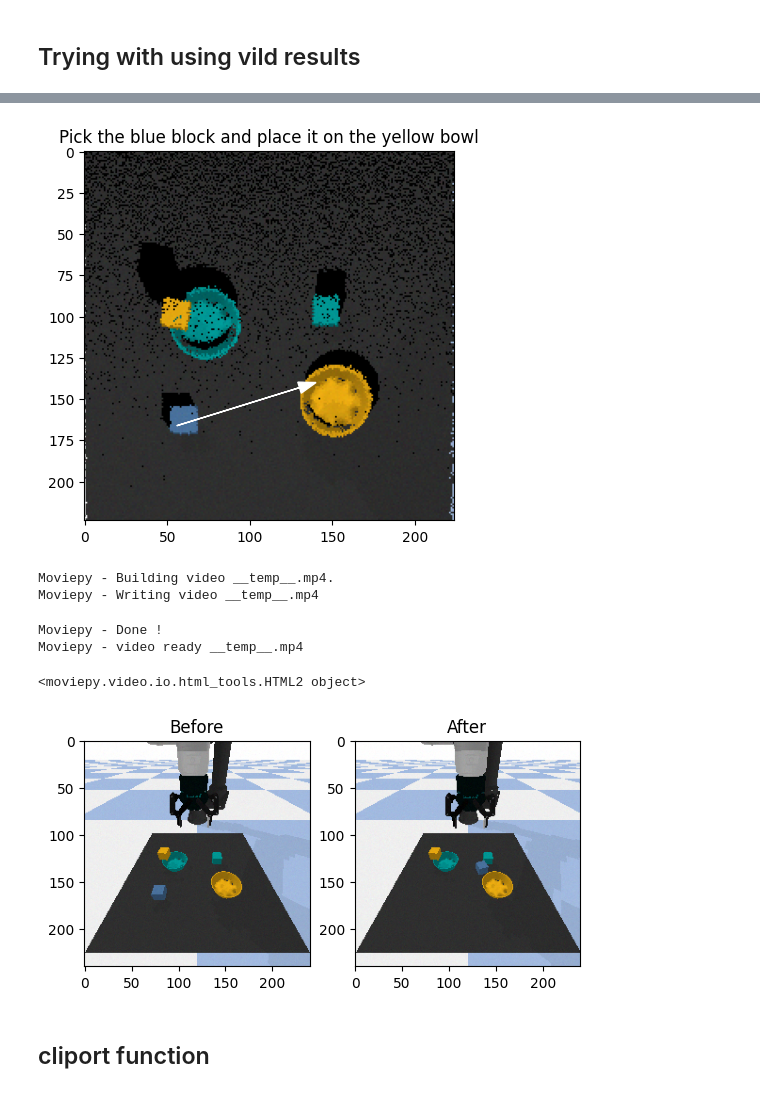
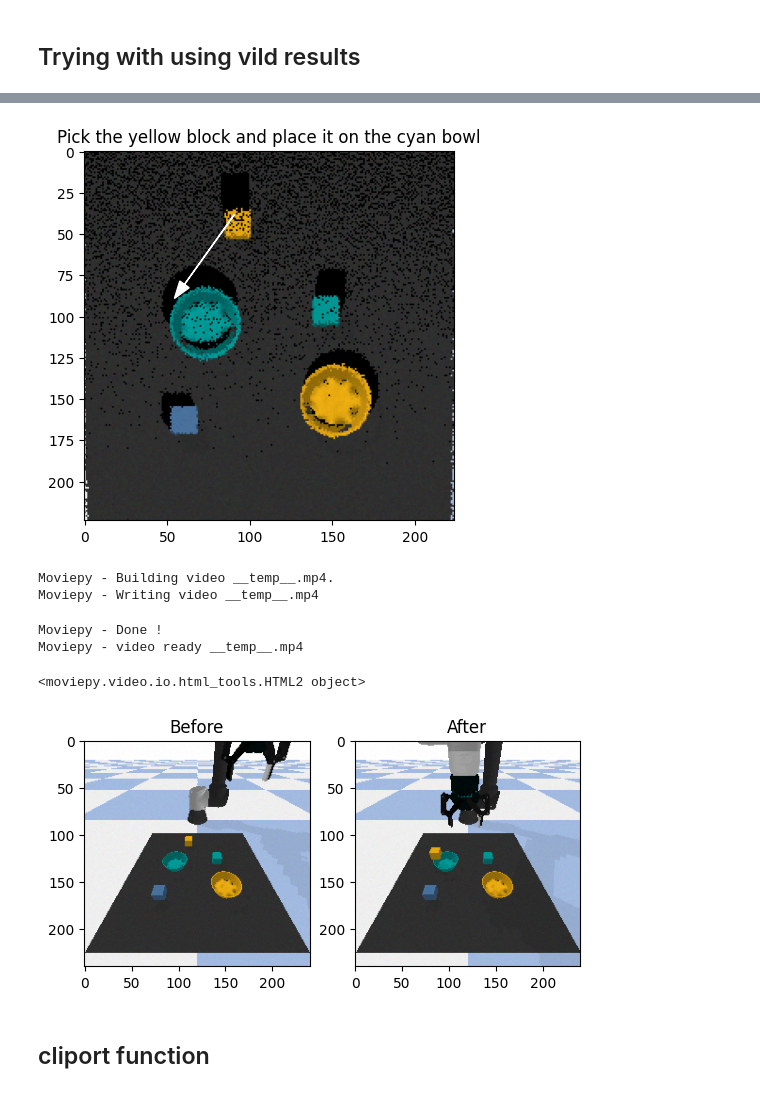
Before and after one commit to Black-bird14/Robot_Task_Scheduling, a Jupyter notebook: Robot_Task_Scheduling.ipynb, the cells around one changed output, grey strips where cells are left out. Saved outputs shown, nothing was run; the diff lists cells and outputs as text; code cells hidden in the pictures.

Commit message:
Finetuning ViLD extraction approach

```diff
--- a/Robot_Task_Scheduling.ipynb
+++ b/Robot_Task_Scheduling.ipynb
@@ -2209,12 +2209,17 @@ def extract_object_coordinates(vild_results, pick_objects, place_destinations):
                 break
         else:
             print("Place destination '{}' not found in the image.".format(place_destination))
+    # Extract center coordinates
+    def calculate_center(box):
+        y_center = box[0] + (box[2] - box[0]) / 2
+        x_center = box[1] + (box[3] - box[1]) / 2
+        return y_center, x_center
 
-    # Extract x and y coordinates separately
-    pick_xy = (object_coordinates[0][0], object_coordinates[0][1]) if object_coordinates else None
-    place_xy = (place_coordinates[0][0], place_coordinates[0][1]) if place_coordinates else None
+    pick_yx = calculate_center(object_coordinates[0]) if object_coordinates else None
+    place_yx = calculate_center(place_coordinates[0]) if place_coordinates else None
 
-    return pick_xy, place_xy
+    return pick_yx, place_yx
+
 
 
 # Execution
@@ -2225,17 +2230,17 @@ min_box_area = 10
 max_box_area = 3000
 vild_params = max_boxes_to_draw, nms_threshold, min_rpn_score_thresh, min_box_area, max_box_area
 vild_results = vild(image_path, category_name_string, vild_params, plot_on=True, prompt_swaps=prompt_swaps)
-instruction = 'Pick the blue block and place it on the yellow bowl'
+instruction = 'Pick the yellow block and place it on the cyan bowl'
 pick_object, place_destination = parse_instruction(instruction)
 print("Pick object:", pick_object)
 print("Place target:", place_destination)
-pick_xy, place_xy = extract_object_coordinates(vild_results, pick_object, place_destination)
-if pick_xy is not None:
-    print("Pick XY coordinates:", pick_xy)
-if place_xy is not None:
-    print("Place XY coordinates:", place_xy)
-pick_xyz = obs['xyzmap'][int(pick_xy[0]), int(pick_xy[1])]
-place_xyz = obs['xyzmap'][int(place_xy[0]), int(place_xy[1])]
+pick_yx, place_yx = extract_object_coordinates(vild_results, pick_object, place_destination)
+if pick_yx is not None:
+    print("Pick YX coordinates:", pick_yx)
+if place_yx is not None:
+    print("Place YX coordinates:", place_yx)
+pick_xyz = obs['xyzmap'][int(pick_yx[0]), int(pick_yx[1])]
+place_xyz = obs['xyzmap'][int(place_yx[0]), int(place_yx[1])]
 print("Pick position (x, y, z):", pick_xyz)
 print("Place position (x, y, z):", place_xyz)
 # %% [output]
@@ -2258,36 +2267,36 @@ before = env.get_camera_image()
 prev_obs = obs['image'].copy()
 act = {'pick': pick_xyz, 'place': place_xyz}
 obs, _, _, _ = env.step(act)
 
 # Show pick and place action.
 plt.title(instruction)
 plt.imshow(prev_obs)
-plt.arrow(pick_xy[1], pick_xy[0], place_xy[1]-pick_xy[1], place_xy[0]-pick_xy[0], color='w', head_starts_at_zero=False, head_width=7, length_includes_head=True)
+plt.arrow(pick_yx[1], pick_yx[0], place_yx[1]-pick_yx[1], place_yx[0]-pick_yx[0], color='w', head_starts_at_zero=False, head_width=7, length_includes_head=True)
 plt.show()
 
 
 # Show video of environment rollout.
 debug_clip = ImageSequenceClip(env.cache_video, fps=25)
 display(debug_clip.ipython_display(autoplay=1, loop=1, center=False))
 env.cache_video = []
 
 # Show camera image after pick and place.
 plt.subplot(1, 2, 1)
 plt.title('Before')
 plt.imshow(before)
 plt.subplot(1, 2, 2)
 plt.title('After')
 after = env.get_camera_image()
 plt.imshow(after)
 plt.show()
 # %% [output]
-[figure, old version]
+[figure, new version]
 Moviepy - Building video __temp__.mp4.
 Moviepy - Writing video __temp__.mp4
 Moviepy - Done !
 Moviepy - video ready __temp__.mp4
 <moviepy.video.io.html_tools.HTML2 object>
-[figure, old version]
+[figure, new version]
 # %% [markdown]
 ## cliport function
 # %%
```
Also changed, not shown: parts of 5 cells of this notebook.
